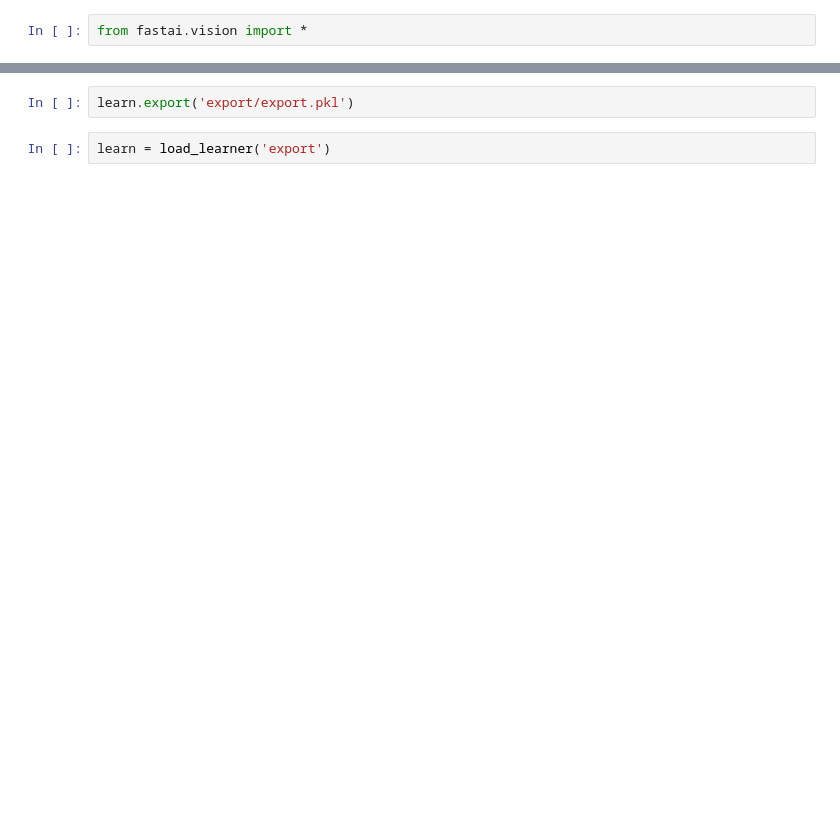
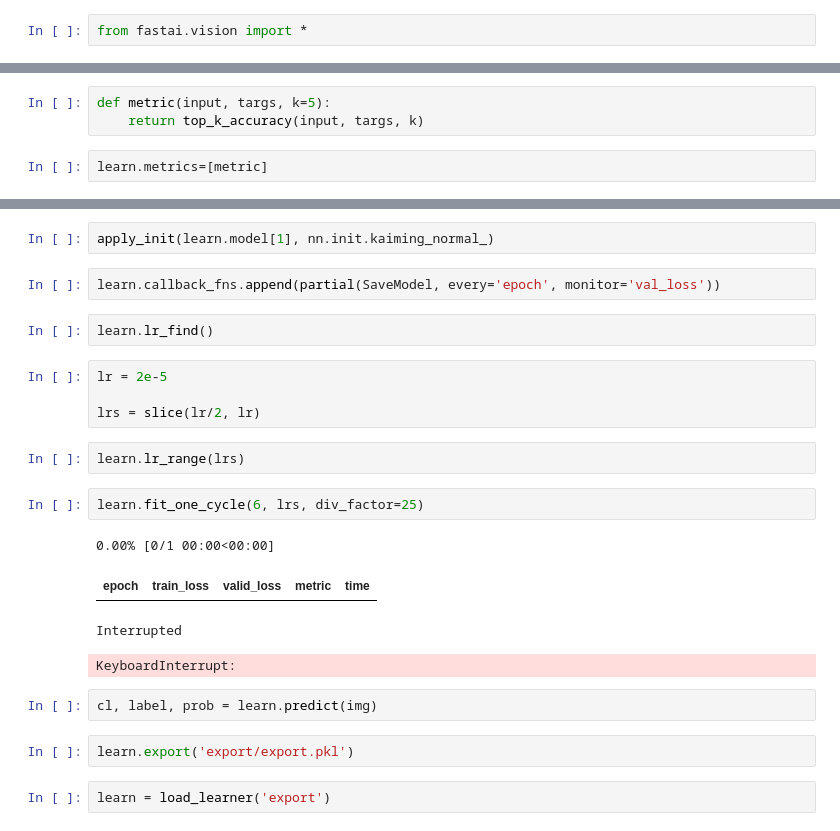
Before and after one commit to CozyDoomer/Machine-Learning, a Jupyter notebook: unstructured-data/image/imagenet-classification/webapp_classifier_training.ipynb, the cells around one changed output, grey strips where cells are left out. Saved outputs shown, nothing was run; the diff lists cells and outputs as text; blank space fills up the shorter version.

```diff
--- a/unstructured-data/image/imagenet-classification/webapp_classifier_training.ipynb
+++ b/unstructured-data/image/imagenet-classification/webapp_classifier_training.ipynb
@@ -50,0 +114,5 @@ learn.data.single_from_classes??
+# %%
+def metric(input, targs, k=5):
+    return top_k_accuracy(input, targs, k)
+# %%
+learn.metrics=[metric]
@@ -51,3 +121,24 @@ learn.data.single_from_classes??
+# %%
+apply_init(learn.model[1], nn.init.kaiming_normal_)
+# %%
+learn.callback_fns.append(partial(SaveModel, every='epoch', monitor='val_loss'))
+# %%
+learn.lr_find()
+# %%
+lr = 2e-5
+
+lrs = slice(lr/2, lr)
+# %%
+learn.lr_range(lrs)
+# %%
+learn.fit_one_cycle(6, lrs, div_factor=25)
+# %% [output]
+0.00% [0/1 00:00<00:00]
+| epoch | train_loss | valid_loss | metric | time |
+Interrupted
+KeyboardInterrupt:
+# %%
+cl, label, prob = learn.predict(img)
 # %%
 learn.export('export/export.pkl')
 # %%
```
Also changed, not shown: parts of 42 cells of this notebook.
